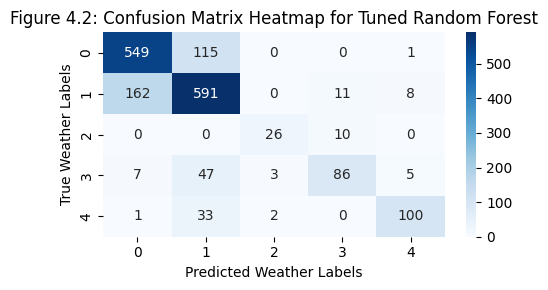
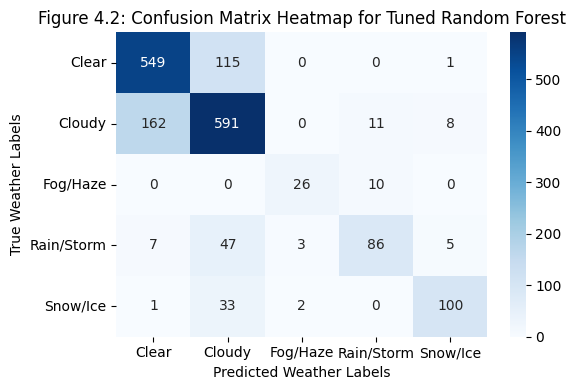
The change to this notebook cell's code, shown as a diff; its figure went from the first image to the second:
--- before
+++ after
@@ -4,10 +4,11 @@
 
 # 1. Compute the confusion matrix
+class_names = ['Clear', 'Cloudy', 'Fog/Haze', 'Rain/Storm', 'Snow/Ice']
 cm = confusion_matrix(y_test, y_pred)
 
 # 2. Plot the Heatmap
-plt.figure(figsize=(5, 3))
-# xticklabels = class_names, yticklabels=class_names inside heatmap()
-sns.heatmap(cm, annot=True, fmt='d', cmap='Blues', cbar=True)
+plt.figure(figsize=(6, 4))
+sns.heatmap(cm, annot=True, fmt='d', cmap='Blues',xticklabels=class_names,
+    yticklabels=class_names, cbar=True)
 
 plt.title('Figure 4.2: Confusion Matrix Heatmap for Tuned Random Forest')

Commit: Created using Colab